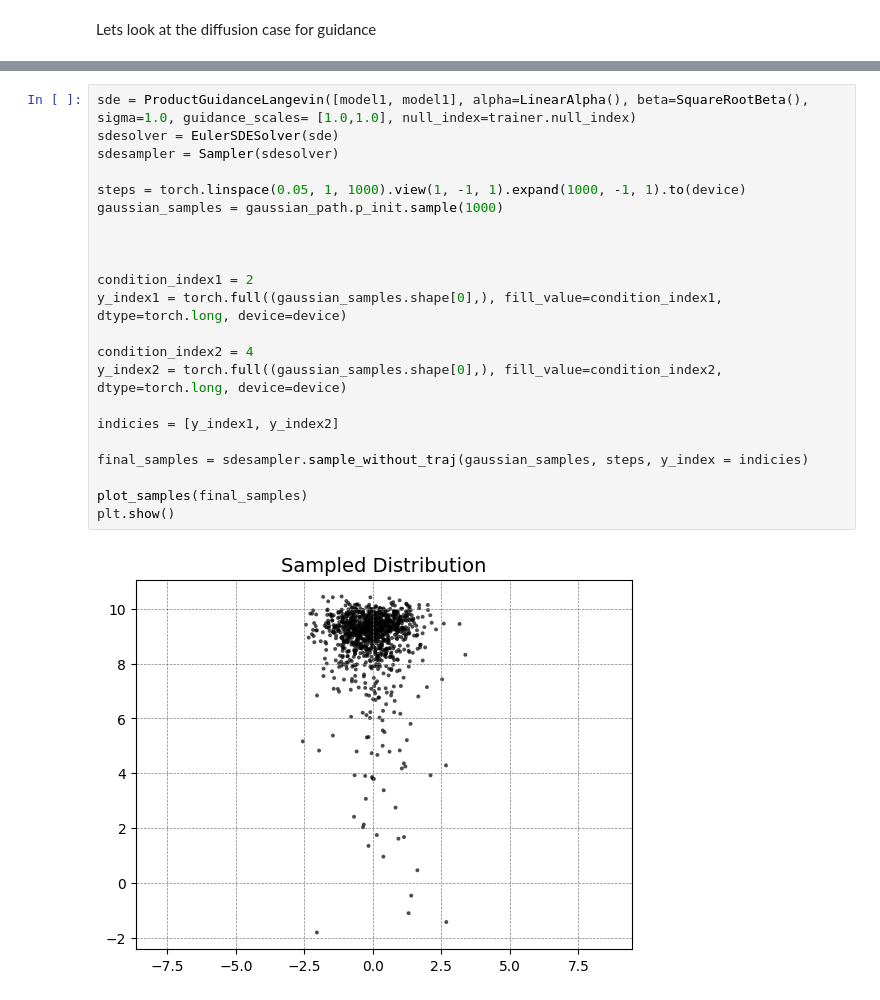
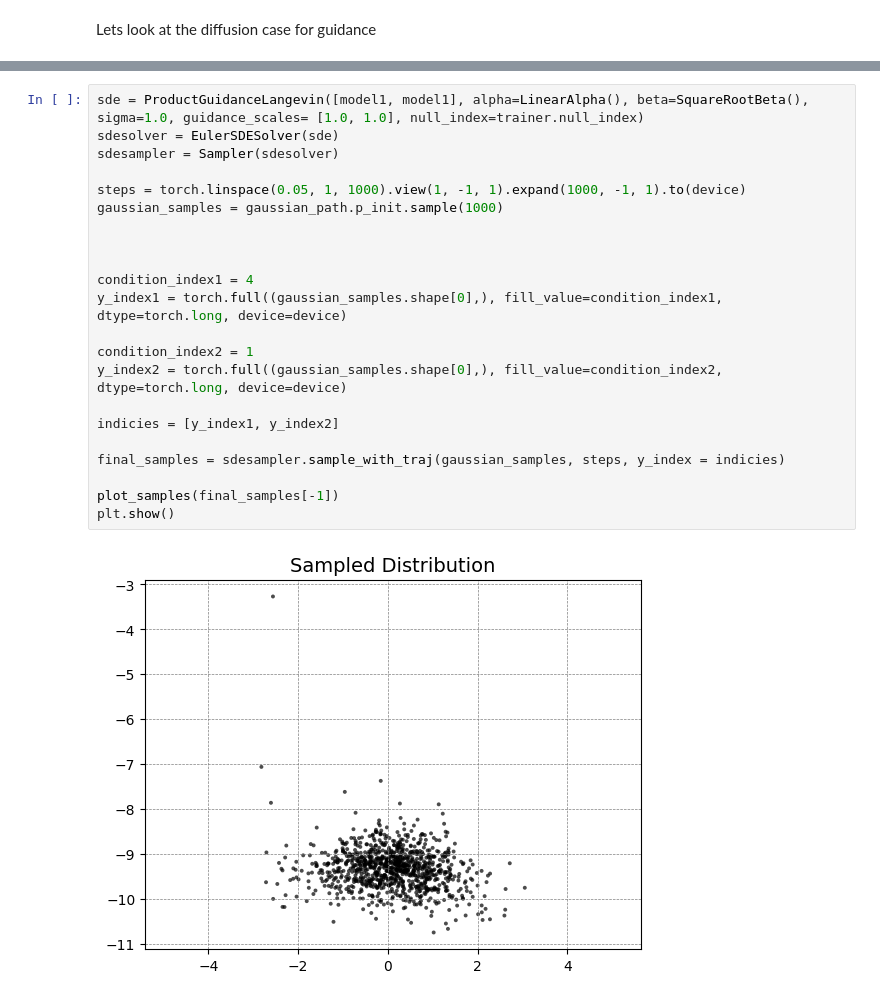
Before and after one commit to Mullerio/Compostional-Generative-Models, a Jupyter notebook: testGuidance.ipynb, the cells around one changed output, grey strips where cells are left out. Drawn from its saved outputs; the diff is of its cells as text.

Commit message:
some images to put into notes, more testing with diffusion guidance

```diff
--- a/testGuidance.ipynb
+++ b/testGuidance.ipynb
@@ -76,24 +76,24 @@ In Epoch 14000 we have a loss of 6.246285915374756
 # %%
-sde = ProductGuidanceLangevin([model1, model1], alpha=LinearAlpha(), beta=SquareRootBeta(), sigma=1.0, guidance_scales= [1.0,1.0], null_index=trainer.null_index)
+sde = ProductGuidanceLangevin([model1, model1], alpha=LinearAlpha(), beta=SquareRootBeta(), sigma=1.0, guidance_scales= [1.0, 1.0], null_index=trainer.null_index)
 sdesolver = EulerSDESolver(sde)
 sdesampler = Sampler(sdesolver)
 
 steps = torch.linspace(0.05, 1, 1000).view(1, -1, 1).expand(1000, -1, 1).to(device)
 gaussian_samples = gaussian_path.p_init.sample(1000)
 
 
 
-condition_index1 = 2
+condition_index1 = 4
 y_index1 = torch.full((gaussian_samples.shape[0],), fill_value=condition_index1, dtype=torch.long, device=device)
 
-condition_index2 = 4
+condition_index2 = 1
 y_index2 = torch.full((gaussian_samples.shape[0],), fill_value=condition_index2, dtype=torch.long, device=device)
 
 indicies = [y_index1, y_index2]
 
-final_samples = sdesampler.sample_without_traj(gaussian_samples, steps, y_index = indicies)
+final_samples = sdesampler.sample_with_traj(gaussian_samples, steps, y_index = indicies)
 
-plot_samples(final_samples)
+plot_samples(final_samples[-1])
 plt.show()
 # %% [output]
-[figure, old version]
+[figure, new version]
```
Also changed, not shown: parts of 3 cells of this notebook, 20 other files.
